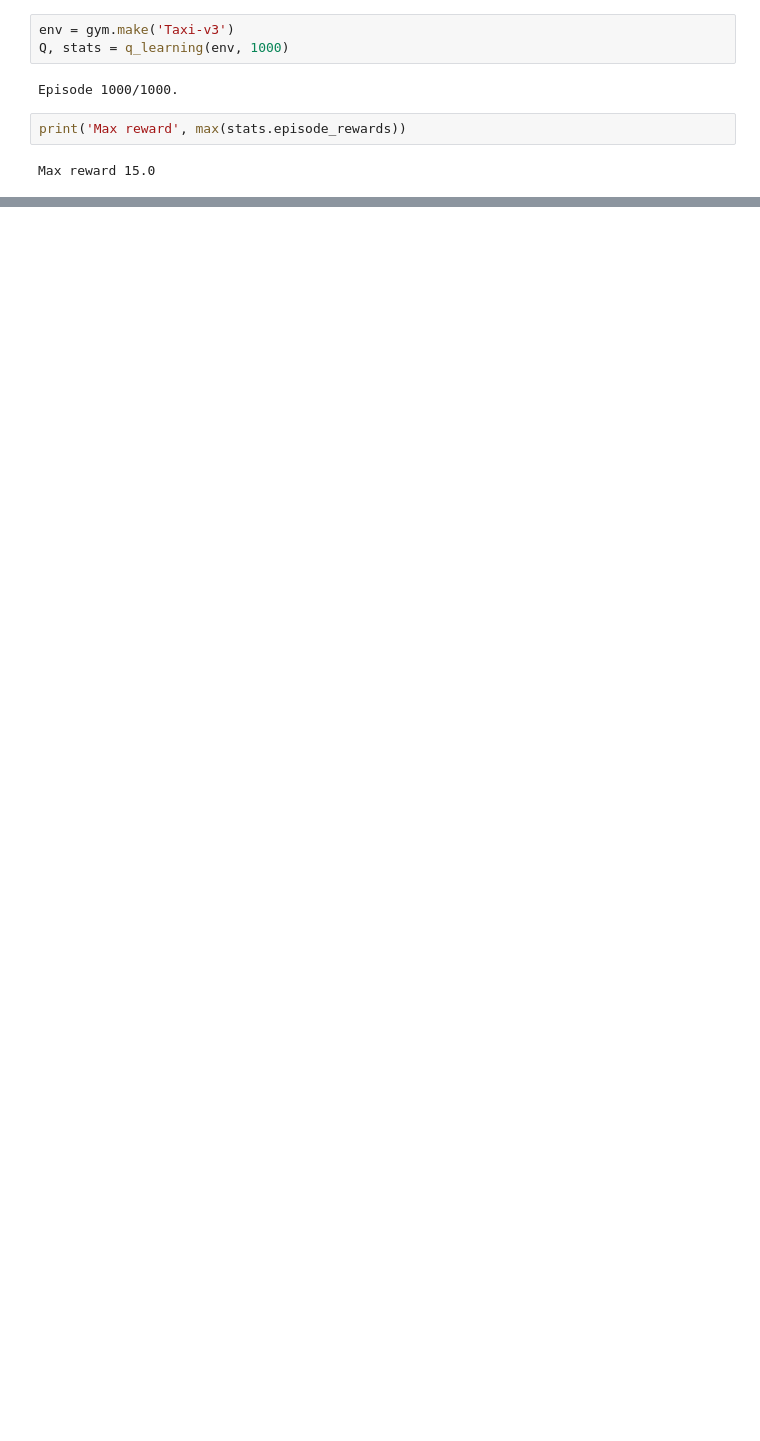
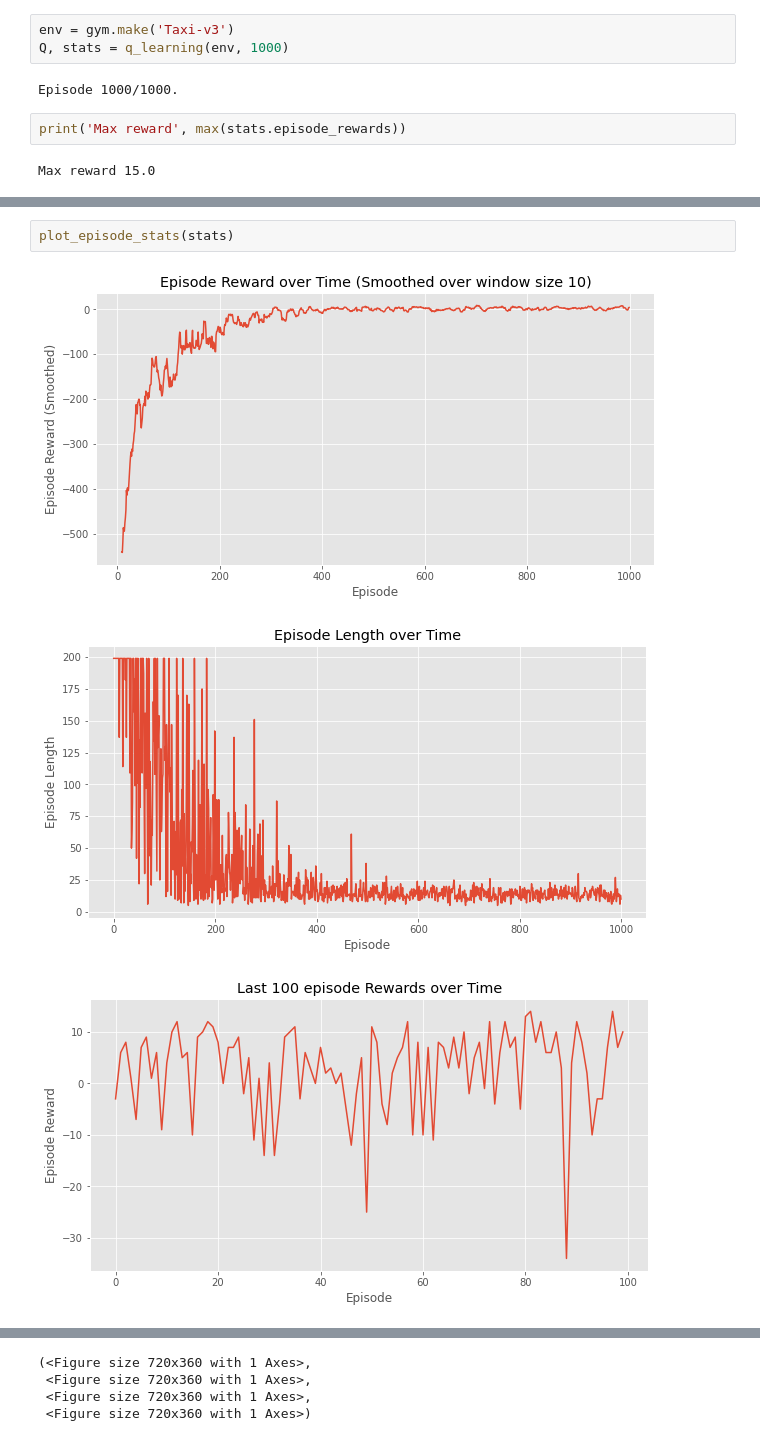
Before and after one commit to cristianvasquez/rl-toy-examples, a Jupyter notebook: taxi-v3.ipynb, the cells around one changed output, grey strips where cells are left out. Drawn from its saved outputs; the diff is of its cells as text; blank space fills up the shorter version.

```diff
--- a/taxi-v3.ipynb
+++ b/taxi-v3.ipynb
@@ -146,0 +50,6 @@ plotting.plot_episode_stats(stats)
+# %%
+plot_episode_stats(stats)
+# %% [output]
+[figure, added]
+[figure, added]
+[figure, added]
@@ -147 +57,5 @@ plotting.plot_episode_stats(stats)
+(<Figure size 720x360 with 1 Axes>,
+ <Figure size 720x360 with 1 Axes>,
+ <Figure size 720x360 with 1 Axes>,
+ <Figure size 720x360 with 1 Axes>)
 # %% [markdown]
```
Also changed, not shown: parts of 10 cells of this notebook, 2 other files.
